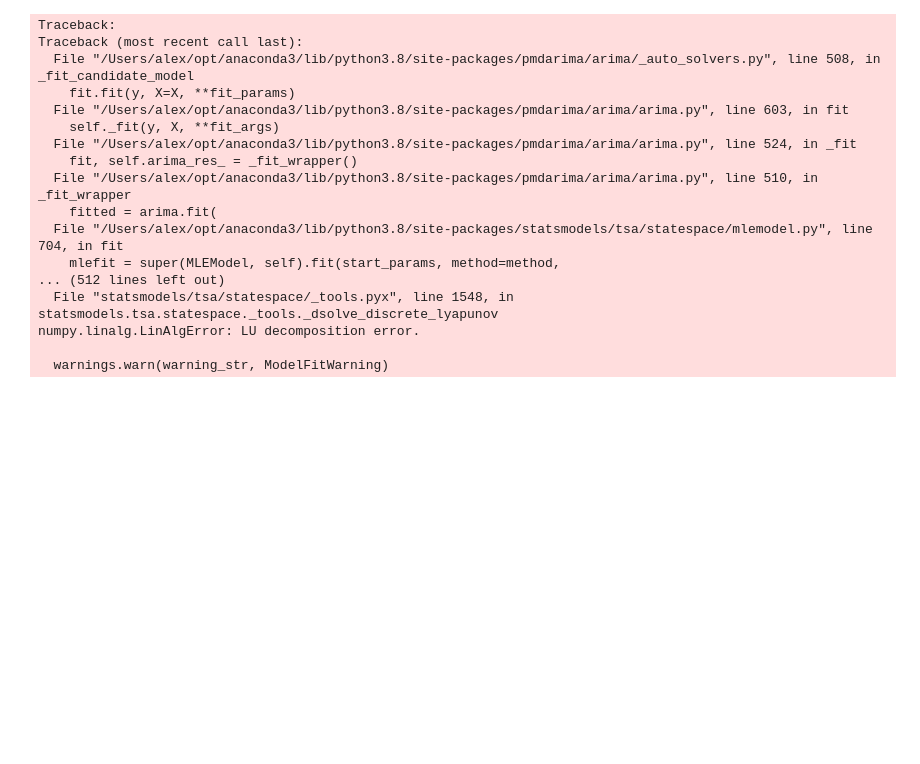
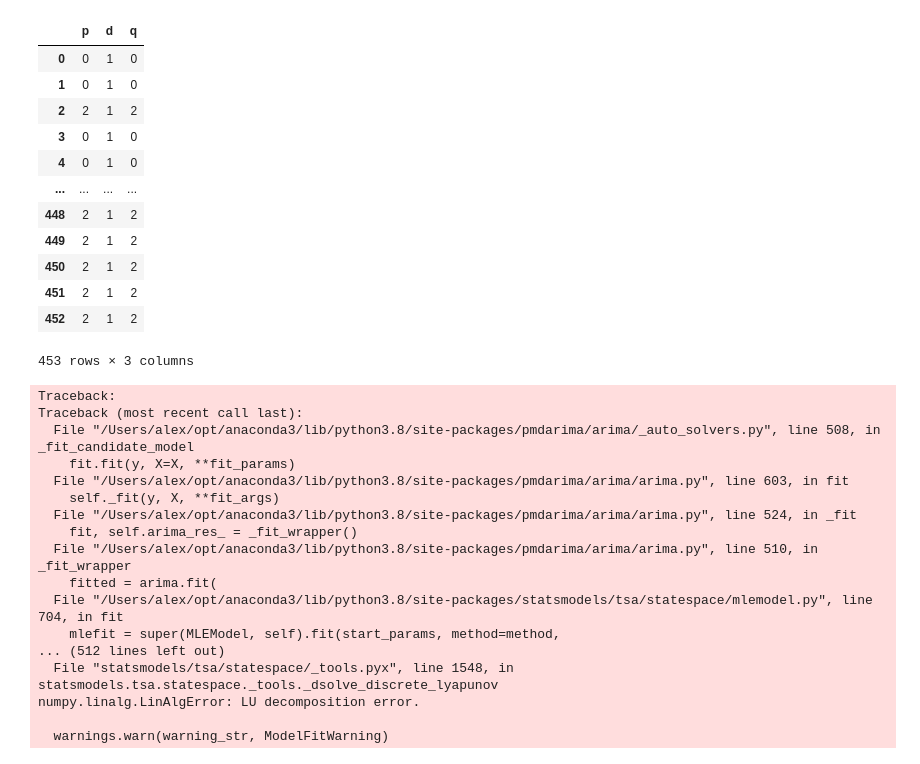
Before and after one commit to paulfav/ts_forecasting, a Jupyter notebook: ARMA_ARRIMA.ipynb, the cells around one changed output. Cells and saved outputs as stored; diff of their text form; code cells hidden in the pictures; blank space fills up the shorter version.

```diff
--- a/ARMA_ARRIMA.ipynb
+++ b/ARMA_ARRIMA.ipynb
@@ -34,3 +94,19 @@ display(data)
+# %%
+orders
+# %% [output]
+|  | p | d | q |
+| 0 | 0 | 1 | 0 |
+| 1 | 0 | 1 | 0 |
+| 2 | 2 | 1 | 2 |
+| 3 | 0 | 1 | 0 |
+| 4 | 0 | 1 | 0 |
+| ... | ... | ... | ... |
+| 448 | 2 | 1 | 2 |
+| 449 | 2 | 1 | 2 |
+| 450 | 2 | 1 | 2 |
+| 451 | 2 | 1 | 2 |
+| 452 | 2 | 1 | 2 |
+453 rows × 3 columns
 # %%
 import matplotlib.pyplot as plt
 import pmdarima as pm
```
Also changed, not shown: parts of 4 cells of this notebook.
